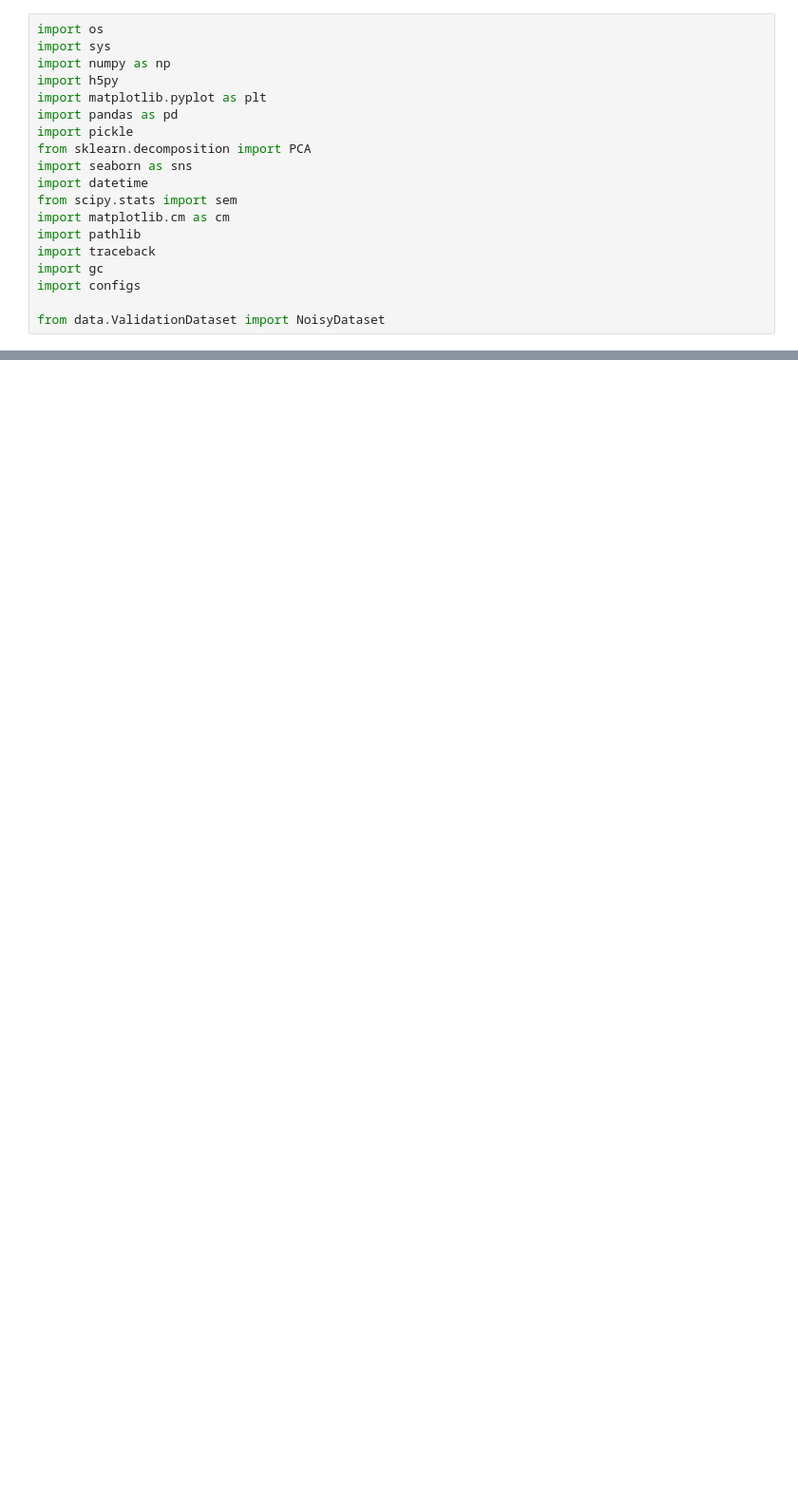
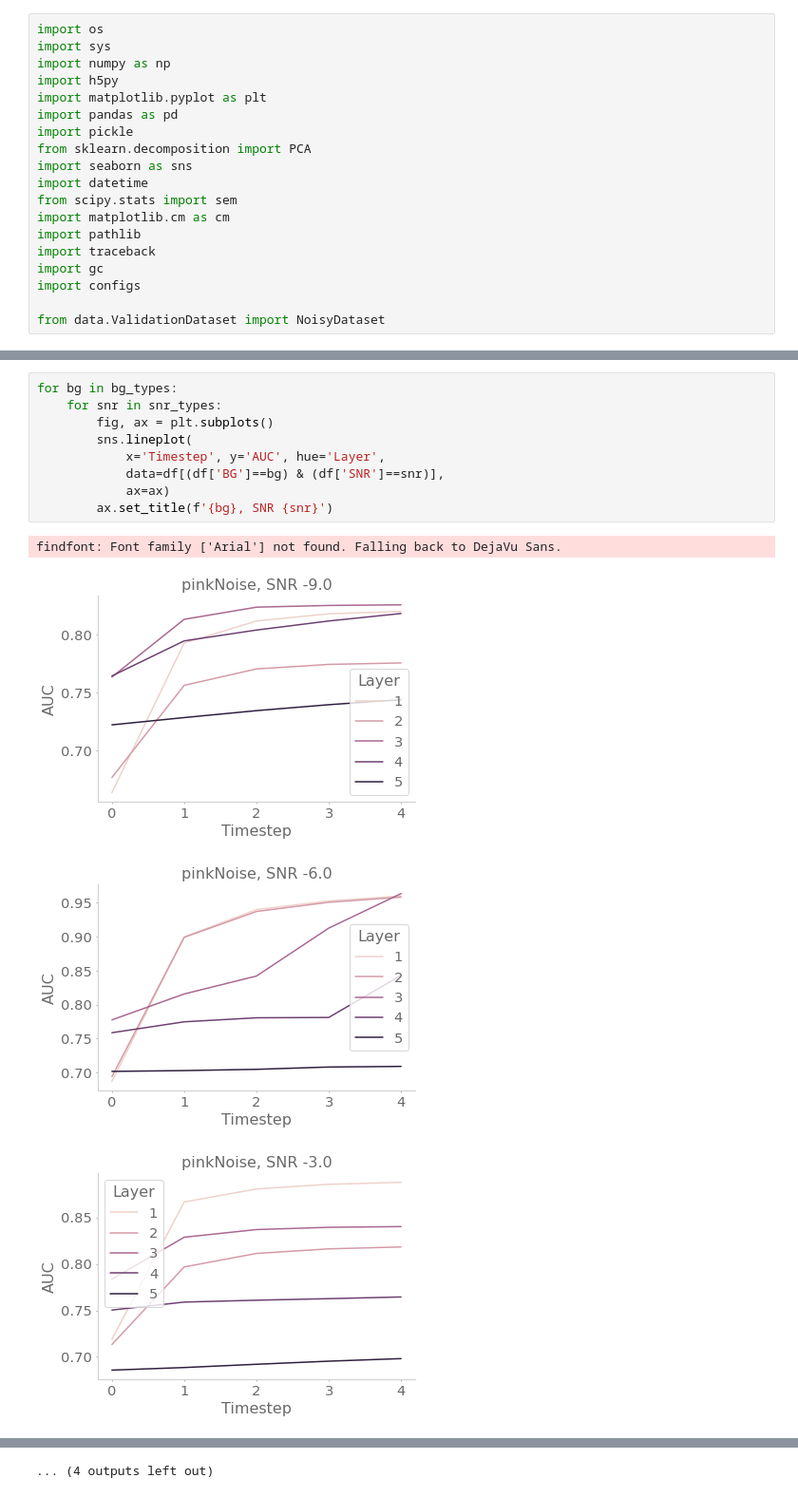
Before and after one commit to chingf/hallucnn, a Jupyter notebook: notebooks/12-analyze-PCA-dimensionality.ipynb, the cells around one changed output, grey strips where cells are left out. Shown at 95% size. Saved outputs shown, nothing was run; the diff lists cells and outputs as text; blank space fills up the shorter version.

```diff
--- a/notebooks/12-analyze-PCA-dimensionality.ipynb
+++ b/notebooks/12-analyze-PCA-dimensionality.ipynb
@@ -147,0 +109,14 @@ plt.show()
+# %%
+for bg in bg_types:
+    for snr in snr_types:
+        fig, ax = plt.subplots()
+        sns.lineplot(
+            x='Timestep', y='AUC', hue='Layer',
+            data=df[(df['BG']==bg) & (df['SNR']==snr)],
+            ax=ax)
+        ax.set_title(f'{bg}, SNR {snr}')
+# %% [output]
+findfont: Font family ['Arial'] not found. Falling back to DejaVu Sans.
+[figure, added]
+[figure, added]
+[figure, added]
@@ -147,0 +131 @@ plt.show()
+... (4 outputs left out)
```
Also changed, not shown: parts of 29 cells of this notebook.
